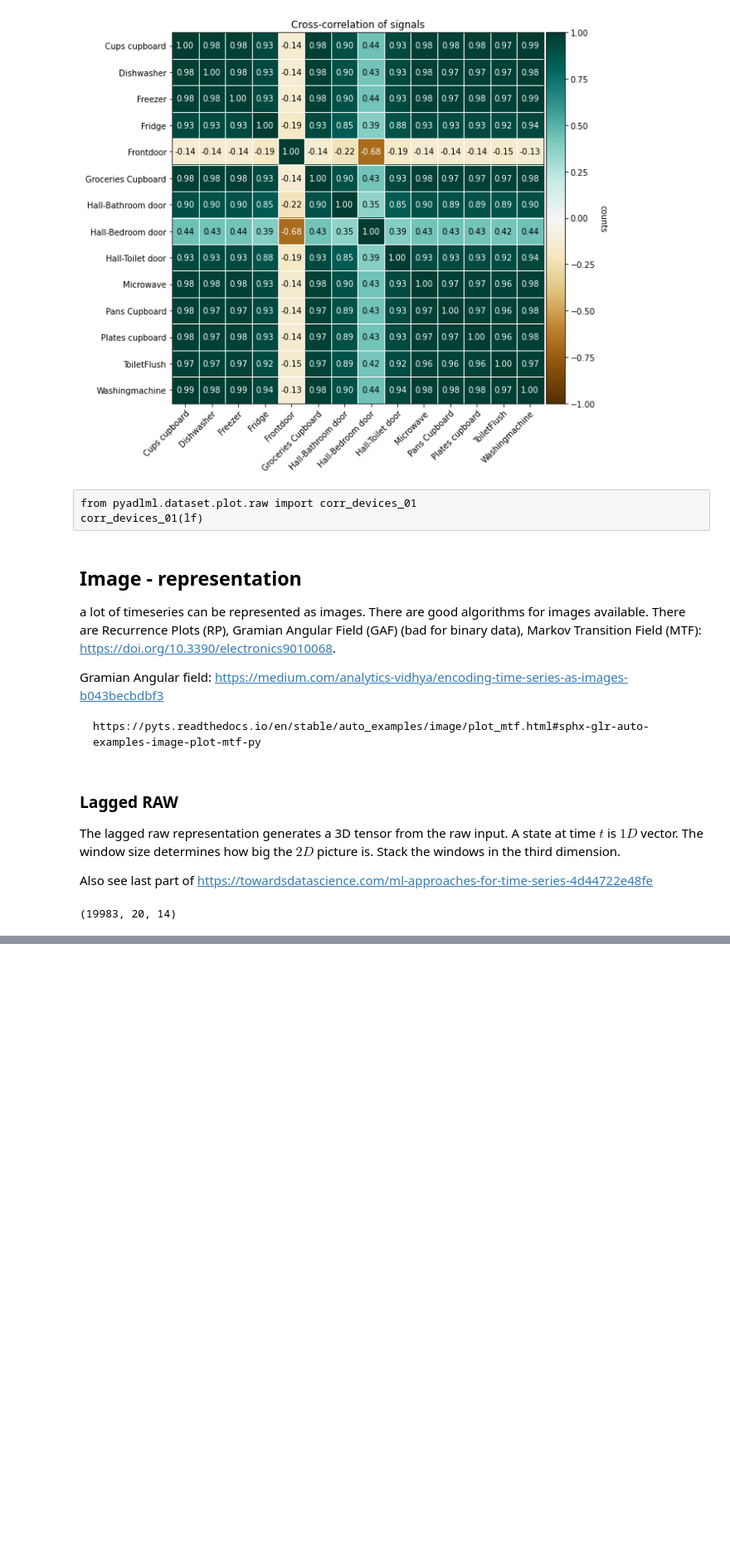
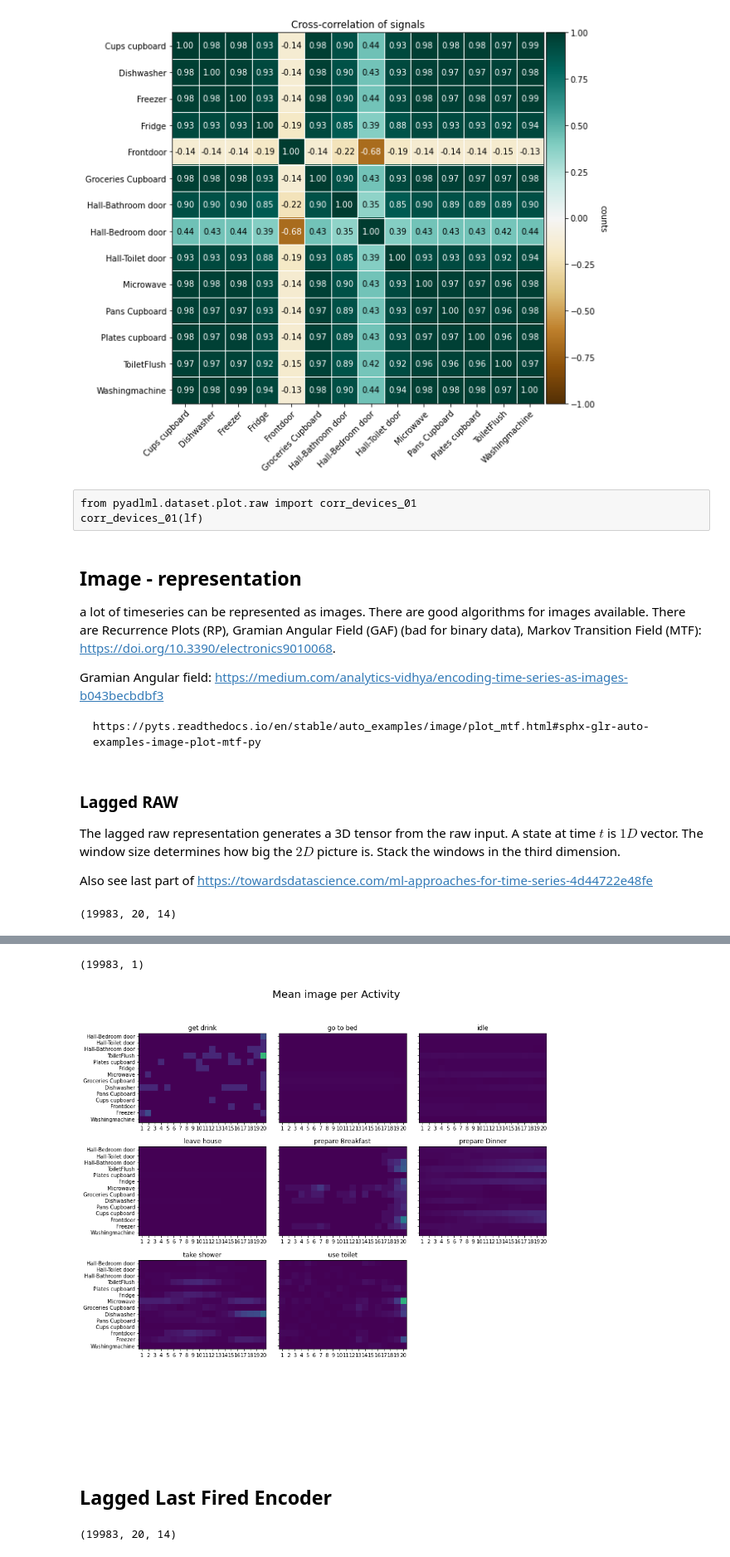
Before and after one commit to tcsvn/pyadlml, a Jupyter notebook: notebooks/kasteren.ipynb, the cells around one changed output, grey strips where cells are left out. Shown at 83% size. Saved outputs shown, nothing was run; the diff lists cells and outputs as text; code cells hidden in the pictures; blank space fills up the shorter version.

```diff
--- a/notebooks/kasteren.ipynb
+++ b/notebooks/kasteren.ipynb
@@ -581,0 +595,34 @@ mean_image_per_activity(X, y, data.devices)
+# %%
+enc_lgd_lbl = LaggedLabelEncoder(data.df_devices,
+                                        window_size,
+                                        t_res=t_res,
+                                        idle=idle)
+
+labels = enc_lgd_lbl.fit_transform(data.df_activities)
+labels.shape
+# %% [output]
+(19983, 1)
+# %%
+from pyadlml.dataset.plot.image import mean_image_per_activity
+
+X = images
+y = enc_lgd_lbl.inverse_transform(labels)
+
+mean_image_per_activity(X, y, data.devices)
+# %% [output]
+[figure, added]
+# %% [markdown]
+## Lagged Last Fired Encoder
+# %%
+from pyadlml.preprocessing import LaggedLastFiredEncoder
+window_size = 20
+t_res = '2min'
+sample_strat = 'int_coverage'
+idle=True
+
+
+enc_lgd_lf = LaggedLastFiredEncoder(window_size, t_res=t_res)
+images = enc_lgd_lf.fit_transform(data.df_devices)
+images.shape
+# %% [output]
+(19983, 20, 14)
```
Also changed, not shown: parts of 13 cells of this notebook, 2 other files.
